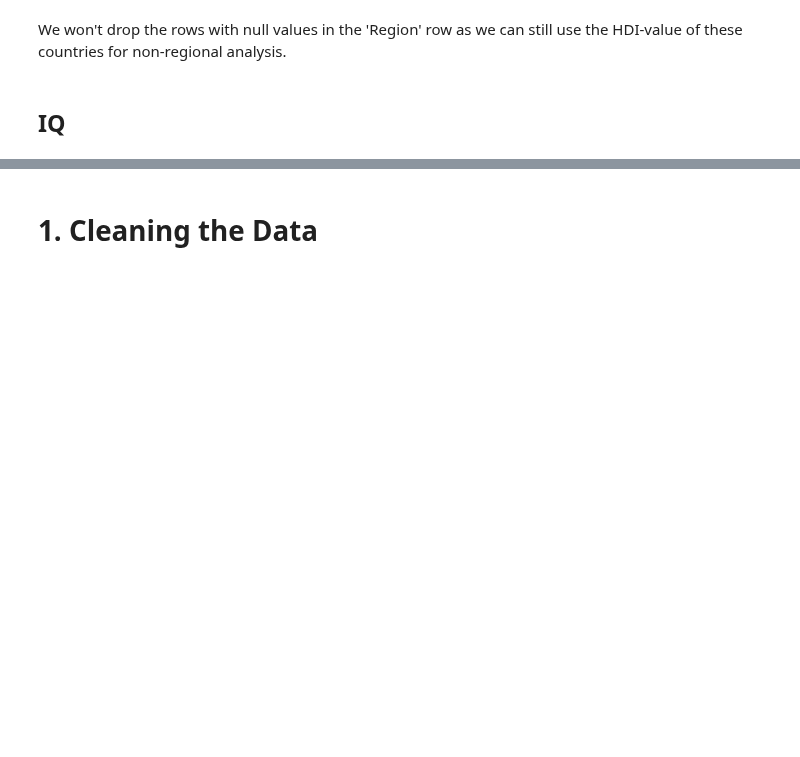
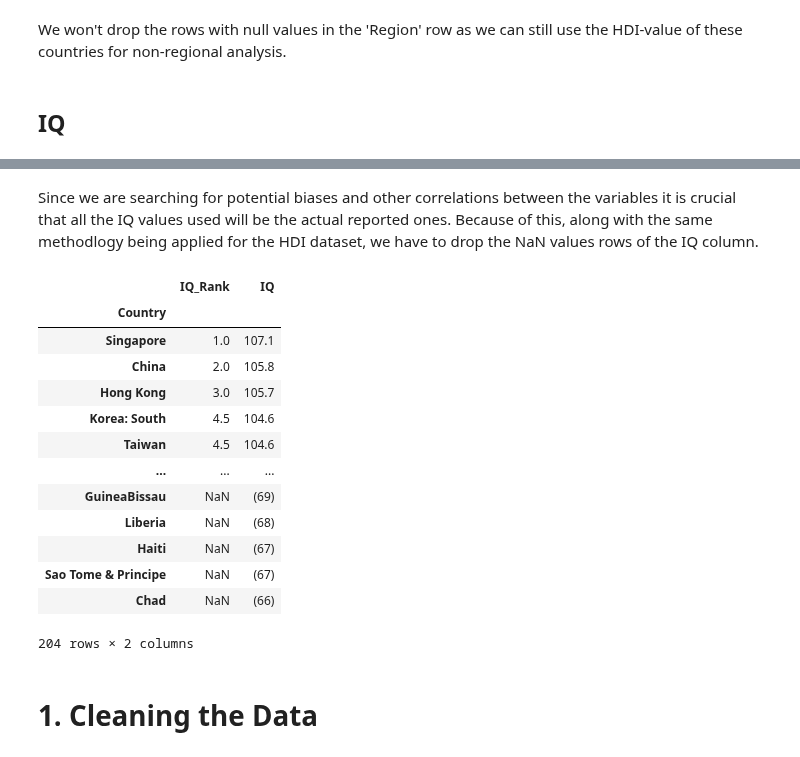
Before and after one commit to jakthehut/HDI-IQ-Analysis, a Jupyter notebook: hdi_iq_analysis.ipynb, the cells around one changed output, grey strips where cells are left out. Drawn from its saved outputs; the diff is of its cells as text; code cells hidden in the pictures; blank space fills up the shorter version.

```diff
--- a/hdi_iq_analysis.ipynb
+++ b/hdi_iq_analysis.ipynb
@@ -177,3 +205,34 @@ Index(['Country', 'HDI Group', 'HDI', 'Region'], dtype='object')
+# %%
+columns_of_interest = ['Rank','Country', ' Final IQ']
+iq_df = iq_df[columns_of_interest]
+# %%
+iq_df = iq_df.rename(columns=
+{' Final IQ': 'IQ',
+'Rank': 'IQ_Rank'
+})
+# %% [markdown]
+Since we are searching for potential biases and other correlations between the variables it is crucial that all the IQ values used will be the actual reported ones. Because of this, along with the same methodlogy being applied for the HDI dataset, we have to drop the NaN values rows of the IQ column.
+# %%
+iq_df['IQ'].dropna(inplace=True)
+# %%
+iq_df.set_index('Country',inplace=True)
+# %%
+iq_df
+# %% [output]
+|  | IQ_Rank | IQ |
+| Country |  |  |
+| Singapore | 1.0 | 107.1 |
+| China | 2.0 | 105.8 |
+| Hong Kong | 3.0 | 105.7 |
+| Korea: South | 4.5 | 104.6 |
+| Taiwan | 4.5 | 104.6 |
+| ... | ... | ... |
+| GuineaBissau | NaN | (69) |
+| Liberia | NaN | (68) |
+| Haiti | NaN | (67) |
+| Sao Tome & Principe | NaN | (67) |
+| Chad | NaN | (66) |
+204 rows × 2 columns
 # %% [markdown]
 # 1. Cleaning the Data
 # %% [markdown]
```
Also changed, not shown: parts of 17 cells of this notebook, 1 other file.
